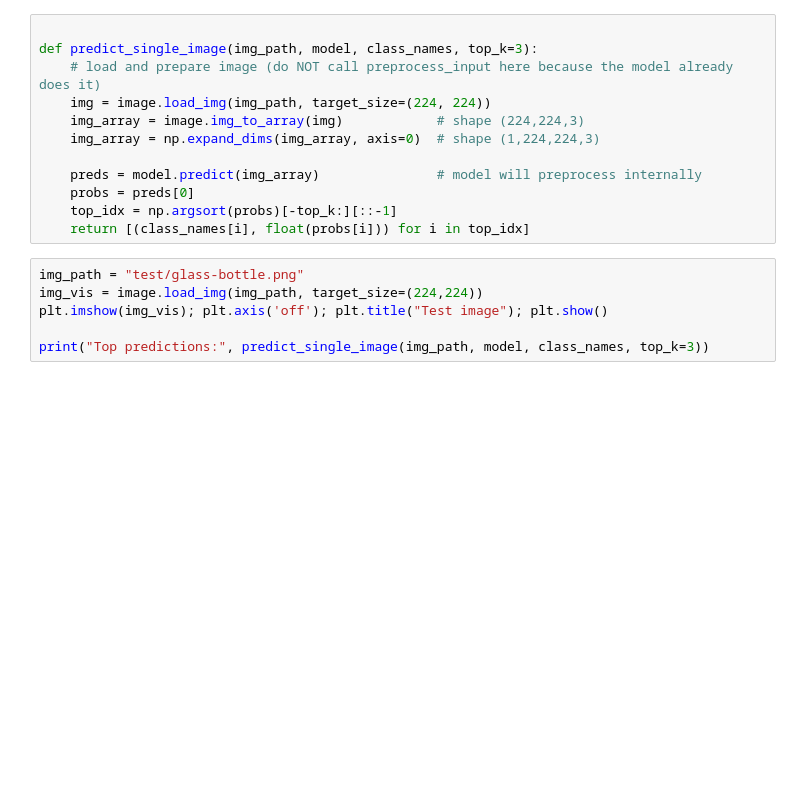
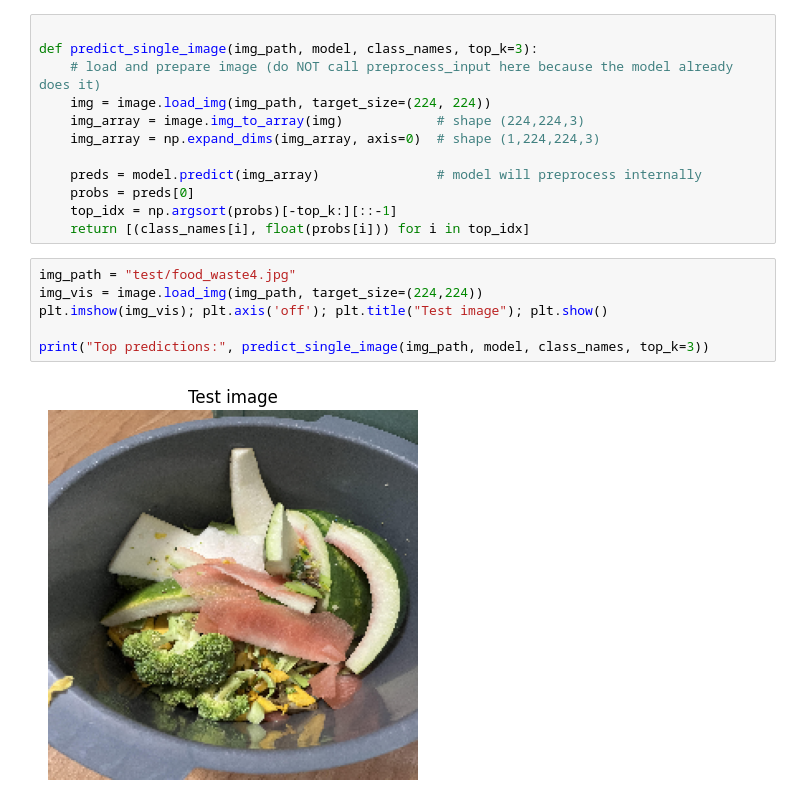
Before and after one commit to GomikoApp/Gomiko-Image-Classification, a Jupyter notebook: imageclassification.ipynb, the cells around one changed output. Saved outputs shown, nothing was run; the diff lists cells and outputs as text; blank space fills up the shorter version.

```diff
--- a/imageclassification.ipynb
+++ b/imageclassification.ipynb
@@ -172,8 +232,10 @@ def predict_single_image(img_path, model, class_names, top_k=3):
     top_idx = np.argsort(probs)[-top_k:][::-1]
     return [(class_names[i], float(probs[i])) for i in top_idx]
 # %%
-img_path = "test/glass-bottle.png"
+img_path = "test/food_waste4.jpg"
 img_vis = image.load_img(img_path, target_size=(224,224))
 plt.imshow(img_vis); plt.axis('off'); plt.title("Test image"); plt.show()
 
 print("Top predictions:", predict_single_image(img_path, model, class_names, top_k=3))
+# %% [output]
+[figure, added]
```
Also changed, not shown: parts of 9 cells of this notebook.
